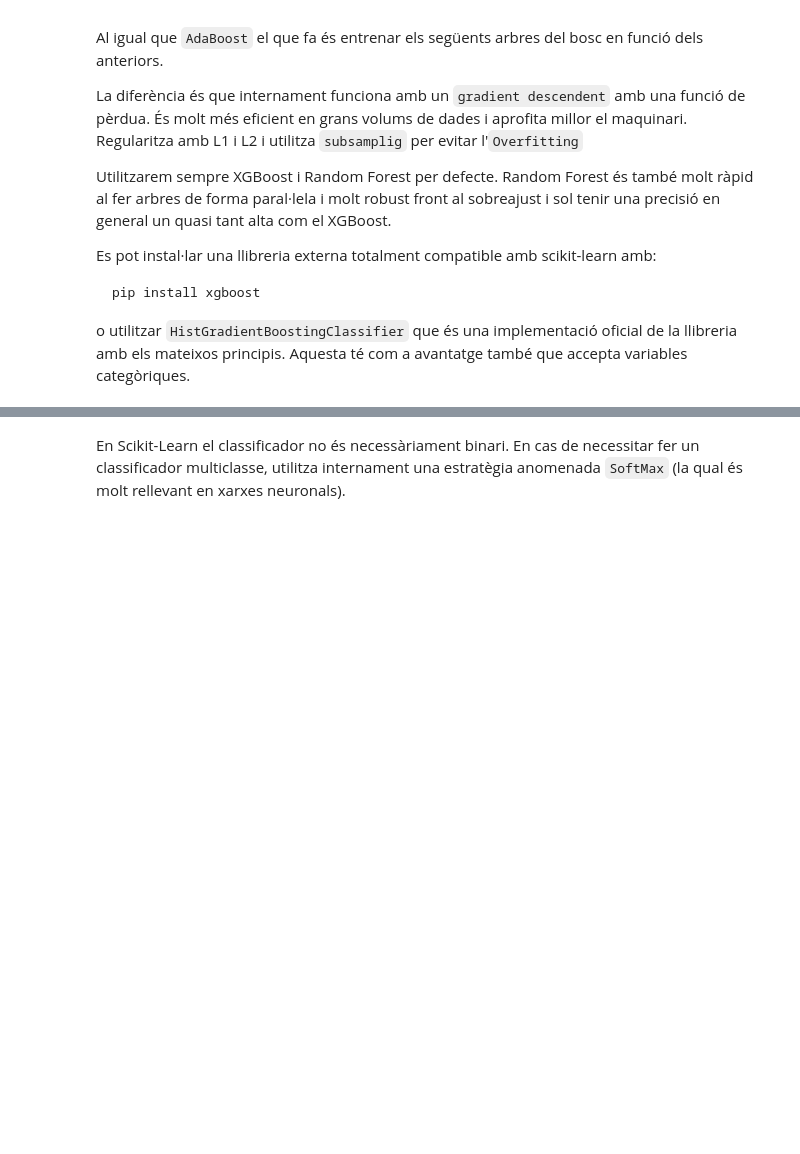
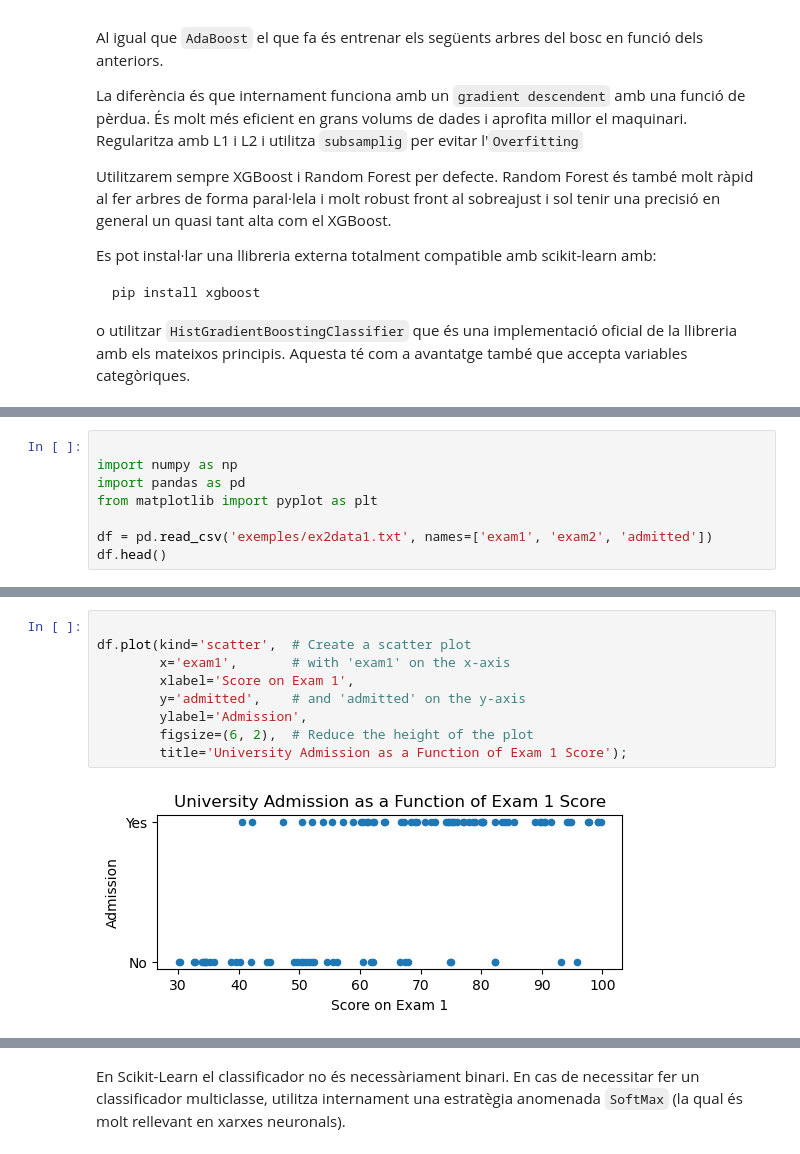
Before and after one commit to xxjcaxx/Disseny-i-avaluacio-de-models, a Jupyter notebook: apunts/documents/classificació.ipynb, the cells around one changed output, grey strips where cells are left out. Drawn from its saved outputs; the diff is of its cells as text; blank space fills up the shorter version.

```diff
--- a/apunts/documents/classificació.ipynb
+++ b/apunts/documents/classificació.ipynb
@@ -1123,0 +1022,8 @@ Precisió del classificador lineal (4 classes): 49.50%
+# %%
+
+import numpy as np
+import pandas as pd
+from matplotlib import pyplot as plt
+
+df = pd.read_csv('exemples/ex2data1.txt', names=['exam1', 'exam2', 'admitted'])
+df.head()
@@ -1123,0 +1037,11 @@ Precisió del classificador lineal (4 classes): 49.50%
+# %%
+
+df.plot(kind='scatter',  # Create a scatter plot
+        x='exam1',       # with 'exam1' on the x-axis
+        xlabel='Score on Exam 1',
+        y='admitted',    # and 'admitted' on the y-axis
+        ylabel='Admission',
+        figsize=(6, 2),  # Reduce the height of the plot
+        title='University Admission as a Function of Exam 1 Score');
+# %% [output]
+[figure, added]
```
Also changed, not shown: parts of 26 cells of this notebook, 9 other files.
